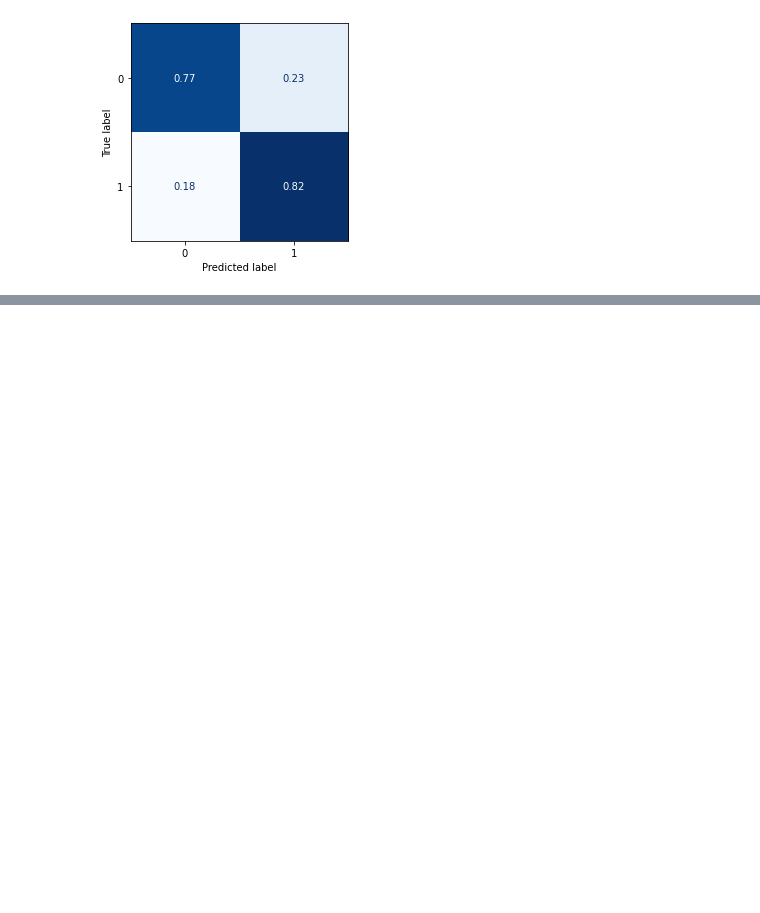
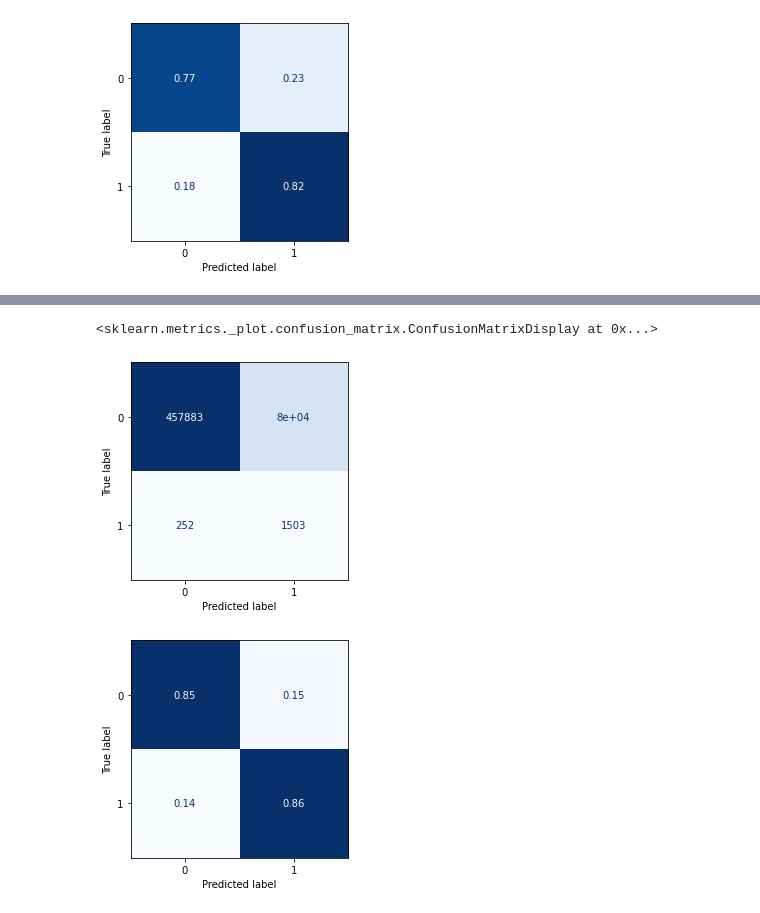
Before and after one commit to PaoloBonettiPolimi/TC, a Jupyter notebook: notebooks/OverSampling_tech_SMOTE.ipynb, the cells around one changed output, grey strips where cells are left out. Saved outputs shown, nothing was run; the diff lists cells and outputs as text; code cells hidden in the pictures; blank space fills up the shorter version.

```diff
--- a/notebooks/OverSampling_tech_SMOTE.ipynb
+++ b/notebooks/OverSampling_tech_SMOTE.ipynb
@@ -316,7 +312,10 @@ After SMOTE
 ##### Step 5 - Specify the structure of a Neural Network
 model = tf.keras.models.Sequential([
     tf.keras.layers.Flatten(input_shape=(8,)),
-    tf.keras.layers.Dense(8, activation='tanh', name='Hidden-Layer'),
+    tf.keras.layers.Dense(256, activation='tanh', name='Hidden-Layer1'),
+    tf.keras.layers.Dense(256, activation='tanh', name='Hidden-Layer2'),
+    tf.keras.layers.Dense(256, activation='tanh', name='Hidden-Layer3'),
+    tf.keras.layers.Dense(256, activation='tanh', name='Hidden-Layer4'),
     tf.keras.layers.Dropout(0.2),
     tf.keras.layers.Dense(1, activation='sigmoid', name='Output-Layer')
 ])
@@ -324,7 +323,7 @@ model.compile(optimizer='adam',
     loss='binary_crossentropy',
     metrics=['accuracy'])
 
-model.fit(X_training_sm, Y_traning_sm, epochs = 2 ,  validation_data=(x_validation, y_validation))#*********more epochs = 5
+model.fit(X_training_sm, Y_traning_sm, epochs = 3 ,  validation_data=(x_validation, y_validation))#*********more epochs = 5
 # %% [output]
 WARNING:tensorflow:Falling back from v2 loop because of error: Failed to find data adapter that can handle input: <class 'pandas.core.frame.DataFrame'>, <class 'NoneType'>
 Train on 8508348 samples, validate on 688402 samples
@@ -531,3 +589,18 @@ ConfusionMatrixDisplay(confusion_matrix(y_test, pred_labels_te,normalize='true')
 <sklearn.metrics._plot.confusion_matrix.ConfusionMatrixDisplay at 0x...>
 [figure]
 [figure]
+# %%
+##model with more nodes
+##### Step 5 - Specify the structure of a Neural Network
+model = tf.keras.models.Sequential([
+    tf.keras.layers.Flatten(input_shape=(8,)),
+    tf.keras.layers.Dense(400, activation='tanh', name='Hidden-Layer'),
+
+    tf.keras.layers.Dropout(0.2),
+    tf.keras.layers.Dense(1, activation='sigmoid', name='Output-Layer')
+])
+model.compile(optimizer='adam',
+    loss='binary_crossentropy',
+    metrics=['accuracy'])
+
+model.fit(X_training_sm, Y_traning_sm, epochs = 2 ,  validation_data=(x_validation, y_validation))#*********more epochs = 5
@@ -533,0 +658,9 @@ ConfusionMatrixDisplay(confusion_matrix(y_test, pred_labels_te,normalize='true')
+# %%
+from sklearn.metrics import confusion_matrix
+from sklearn.metrics import ConfusionMatrixDisplay
+ConfusionMatrixDisplay(confusion_matrix(y_test, pred_labels_te)).plot(colorbar=False,cmap=plt.cm.Blues)
+ConfusionMatrixDisplay(confusion_matrix(y_test, pred_labels_te,normalize='true')).plot(colorbar=False,cmap=plt.cm.Blues)
+# %% [output]
+<sklearn.metrics._plot.confusion_matrix.ConfusionMatrixDisplay at 0x...>
+[figure, added]
+[figure, added]
```
Also changed, not shown: parts of 47 cells of this notebook, 8 other files.
